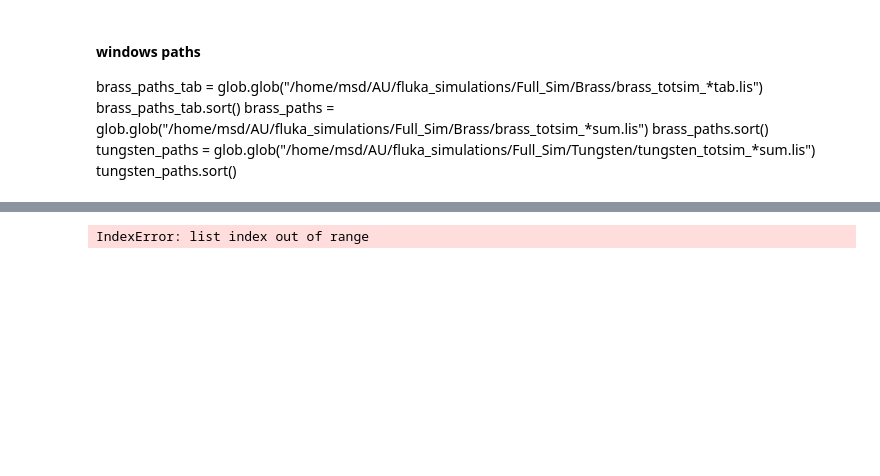
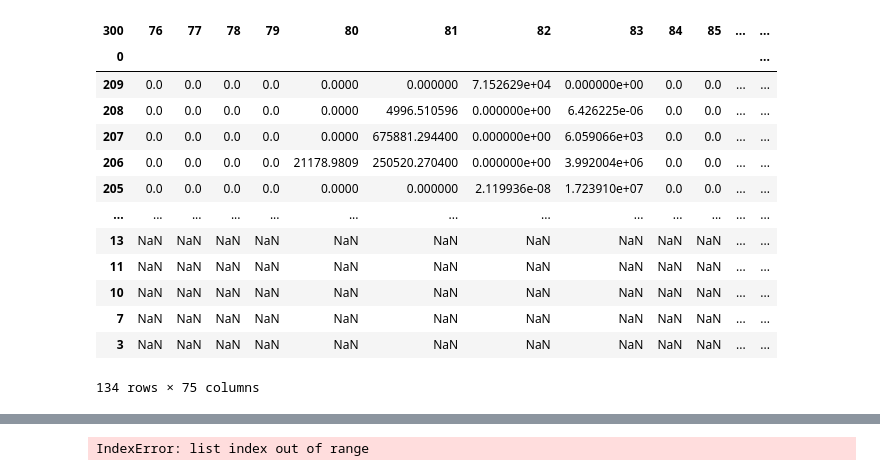
Before and after one commit to sewerininc/fluka_simulations, a Jupyter notebook: python_notebook/first test.ipynb, the cells around one changed output, grey strips where cells are left out. Saved outputs shown, nothing was run; the diff lists cells and outputs as text; code cells hidden in the pictures; blank space fills up the shorter version.

```diff
--- a/python_notebook/first test.ipynb
+++ b/python_notebook/first test.ipynb
@@ -28,8 +18,0 @@ tungsten_paths.sort()
-# %% [markdown]
-#### windows paths
-brass_paths_tab = glob.glob("/home/msd/AU/fluka_simulations/Full_Sim/Brass/brass_totsim_*tab.lis")
-brass_paths_tab.sort()
-brass_paths = glob.glob("/home/msd/AU/fluka_simulations/Full_Sim/Brass/brass_totsim_*sum.lis")
-brass_paths.sort()
-tungsten_paths = glob.glob("/home/msd/AU/fluka_simulations/Full_Sim/Tungsten/tungsten_totsim_*sum.lis")
-tungsten_paths.sort()
@@ -213,0 +208,17 @@ def plot_spec(type_: str, A: list, Z: list) -> None:
+# %%
+(ff1*uncb)**2
+# %% [output]
+| 300 | 76 | 77 | 78 | 79 | 80 | 81 | 82 | 83 | 84 | 85 | ... | ... |
+| 0 |  |  |  |  |  |  |  |  |  |  |  | ... |
+| 209 | 0.0 | 0.0 | 0.0 | 0.0 | 0.0000 | 0.000000 | 7.152629e+04 | 0.000000e+00 | 0.0 | 0.0 | ... | ... |
+| 208 | 0.0 | 0.0 | 0.0 | 0.0 | 0.0000 | 4996.510596 | 0.000000e+00 | 6.426225e-06 | 0.0 | 0.0 | ... | ... |
+| 207 | 0.0 | 0.0 | 0.0 | 0.0 | 0.0000 | 675881.294400 | 0.000000e+00 | 6.059066e+03 | 0.0 | 0.0 | ... | ... |
+| 206 | 0.0 | 0.0 | 0.0 | 0.0 | 21178.9809 | 250520.270400 | 0.000000e+00 | 3.992004e+06 | 0.0 | 0.0 | ... | ... |
+| 205 | 0.0 | 0.0 | 0.0 | 0.0 | 0.0000 | 0.000000 | 2.119936e-08 | 1.723910e+07 | 0.0 | 0.0 | ... | ... |
+| ... | ... | ... | ... | ... | ... | ... | ... | ... | ... | ... | ... | ... |
+| 13 | NaN | NaN | NaN | NaN | NaN | NaN | NaN | NaN | NaN | NaN | ... | ... |
+| 11 | NaN | NaN | NaN | NaN | NaN | NaN | NaN | NaN | NaN | NaN | ... | ... |
+| 10 | NaN | NaN | NaN | NaN | NaN | NaN | NaN | NaN | NaN | NaN | ... | ... |
+| 7 | NaN | NaN | NaN | NaN | NaN | NaN | NaN | NaN | NaN | NaN | ... | ... |
+| 3 | NaN | NaN | NaN | NaN | NaN | NaN | NaN | NaN | NaN | NaN | ... | ... |
+134 rows × 75 columns
```
Also changed, not shown: parts of 21 cells of this notebook, 7 other files.
